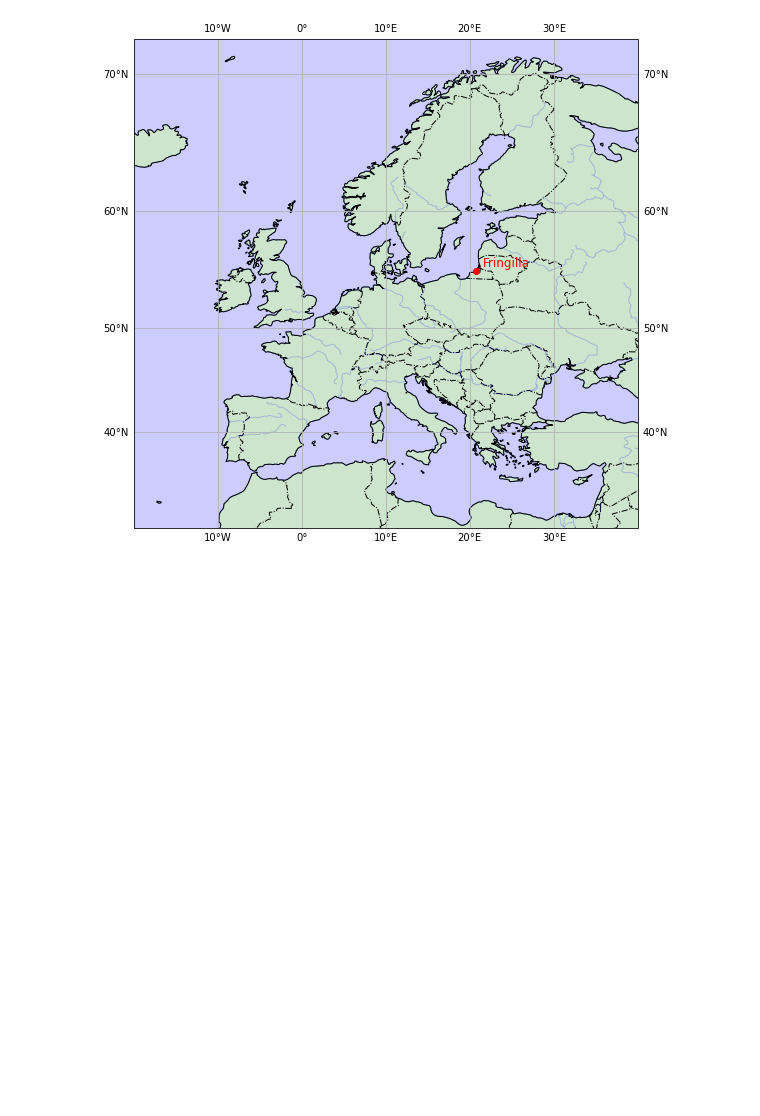
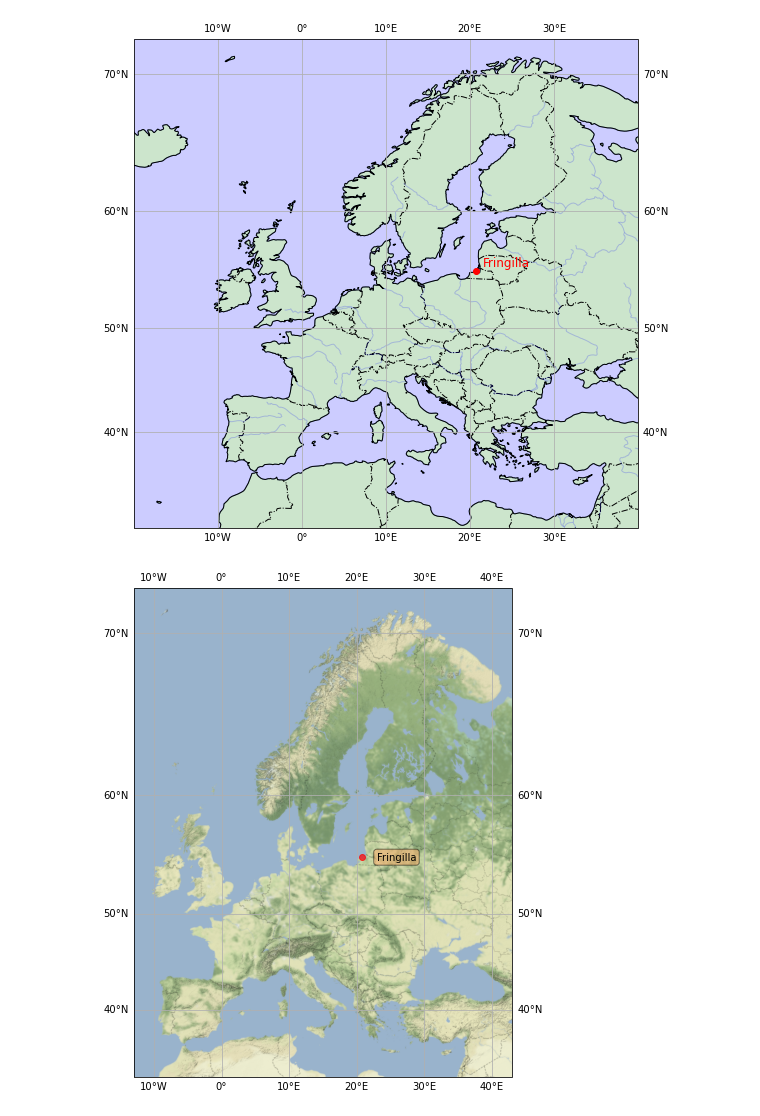
Before and after one commit to gtlab-barcelona/robert, a Jupyter notebook: anomalies/code/6-simple-map.ipynb, the cells around one changed output. Drawn from its saved outputs; the diff is of its cells as text; code cells hidden in the pictures; blank space fills up the shorter version.

```diff
--- a/anomalies/code/6-simple-map.ipynb
+++ b/anomalies/code/6-simple-map.ipynb
@@ -24,3 +27,41 @@ ax.text(21.5, 55.5, 'Fringilla', fontsize=12, color=c, transform=trans)
 fig.savefig('../figs/map-europe.pdf', bbox_inches='tight')
 # %% [output]
 [figure]
+# %%
+# USING MAP TILES
+# https://scitools.org.uk/cartopy/docs/v0.15/examples/eyja_volcano.html
+
+# create a Stamen Terrain instance
+stamen_terrain = cimgt.Stamen('terrain-background') # watercolor is more artsy
+
+fig = plt.figure(figsize=(16,9))
+# create a GeoAxes in the tile's projection
+ax = plt.axes(projection=stamen_terrain.crs)
+
+# limit the extent of the map to a longitude/latitude range and add gridlines
+ax.set_extent([-13, 43, 32, 70])
+ax.gridlines(draw_labels=True)
+
+# add the Stamen data at zoom level 5
+ax.add_image(stamen_terrain, 5)
+
+# add a marker for the Fringilla bird observatory
+plt.plot(20.73, 55.08, marker='o', color='red', markersize=6,
+         alpha=0.7, transform=ccrs.PlateCarree())
+
+# Use the cartopy interface to create a matplotlib transform object
+# for the PlateCarree coordinate system. We will use this along with
+# matplotlib's offset_copy function to define a coordinate system which
+# translates the text by 15 pixels to the right.
+platecarree_transform = ccrs.PlateCarree()._as_mpl_transform(ax)
+text_transform = offset_copy(platecarree_transform, units='dots', x=15)
+
+# add text
+plt.text(20.73, 55.08, 'Fringilla',
+         verticalalignment='center', horizontalalignment='left',
+         transform=text_transform,
+         bbox=dict(facecolor='sandybrown', alpha=0.5, boxstyle='round'))
+
+fig.savefig('../figs/map-europe-stamen-terrain.pdf', bbox_inches='tight')
+# %% [output]
+[figure, added]
```
Also changed, not shown: parts of 2 cells of this notebook, 13 other files.
